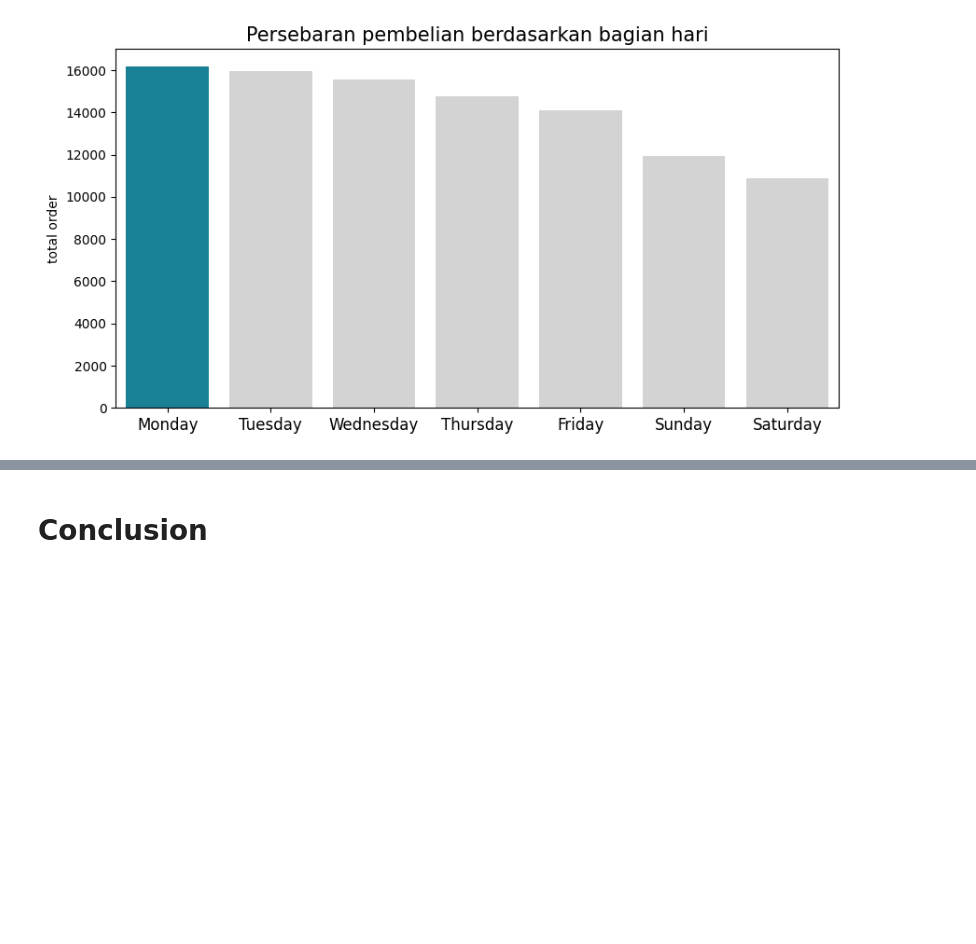
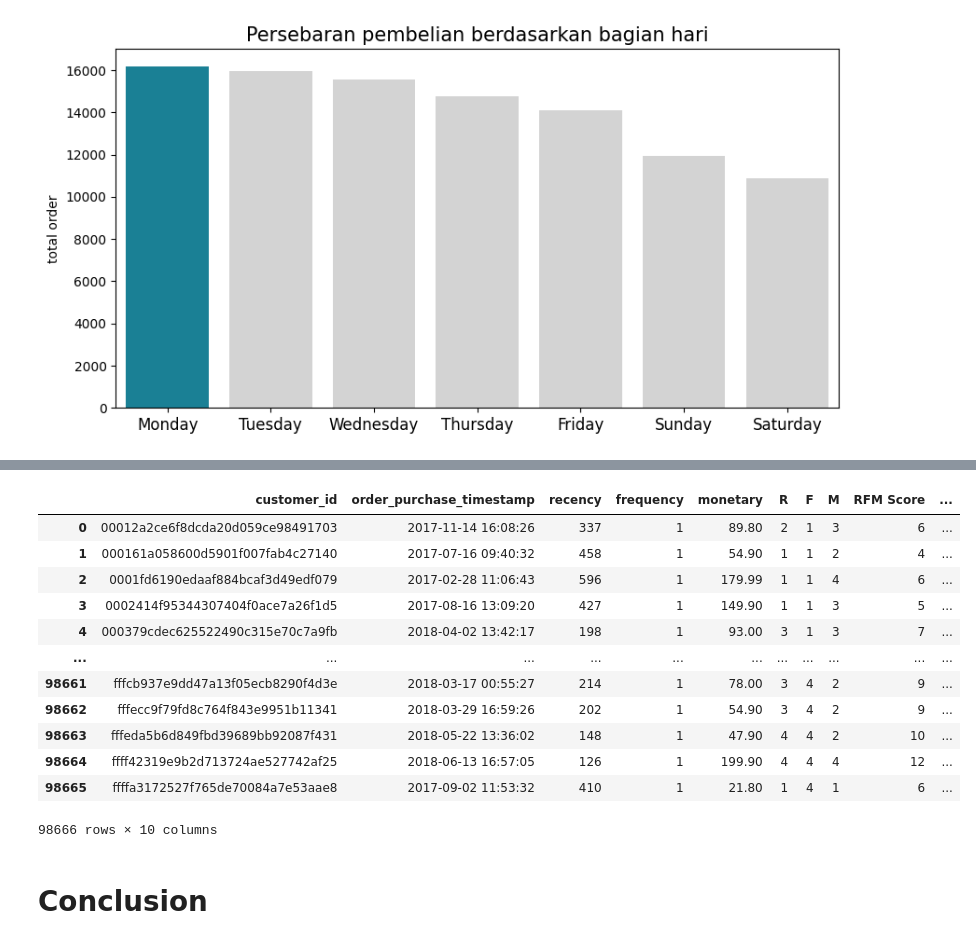
Before and after one commit to TutiAmalia/Idcamp_DataAnalyst_Dasar, a Jupyter notebook: main.ipynb, the cells around one changed output, grey strips where cells are left out. Cells and saved outputs as stored; diff of their text form; code cells hidden in the pictures; blank space fills up the shorter version.

```diff
--- a/main.ipynb
+++ b/main.ipynb
@@ -1022,0 +1146,4 @@ plt.show()
+# %%
+monetary = orders_merge_item.groupby(by='customer_id', as_index=False).price.sum()
+monetary.columns = ['customer_id', 'monetary']
+monetary
@@ -1022,0 +1166,4 @@ plt.show()
+# %%
+df_rfm = recency.merge(frequency, on='customer_id')
+df_rfm = df_rfm.merge(monetary, on='customer_id')
+df_rfm
@@ -1022,0 +1184,5 @@ plt.show()
+# %%
+df_rfm['R'] = pd.qcut(df_rfm['recency'], 4, ['4', '3', '2', '1'])
+df_rfm['F'] = pd.qcut(df_rfm['frequency'].rank(method='first'), 4, ['1', '2', '3', '4'])
+df_rfm['M'] = pd.qcut(df_rfm['monetary'], 4, ['1', '2', '3', '4'])
+df_rfm
@@ -1022,0 +1203,3 @@ plt.show()
+# %%
+df_rfm['RFM Score'] = df_rfm['R'].astype('int') + df_rfm['F'].astype('int') + df_rfm['M'].astype('int')
+df_rfm.sort_values(by='RFM Score', ascending=False)
@@ -1022,0 +1234,27 @@ plt.show()
+# %%
+rfm_level = ['Bronze', 'Silver', 'Gold', 'Platinum']
+
+def determine_level(x):
+    if x >= 11:
+        return 'Platinum'
+    elif x >= 7:
+        return 'Gold'
+    else:
+        return 'Silver'
+
+df_rfm['RFM Level'] = df_rfm['RFM Score'].apply(determine_level)
+df_rfm
+# %% [output]
+|  | customer_id | order_purchase_timestamp | recency | frequency | monetary | R | F | M | RFM Score | ... |
+| 0 | 00012a2ce6f8dcda20d059ce98491703 | 2017-11-14 16:08:26 | 337 | 1 | 89.80 | 2 | 1 | 3 | 6 | ... |
+| 1 | 000161a058600d5901f007fab4c27140 | 2017-07-16 09:40:32 | 458 | 1 | 54.90 | 1 | 1 | 2 | 4 | ... |
+| 2 | 0001fd6190edaaf884bcaf3d49edf079 | 2017-02-28 11:06:43 | 596 | 1 | 179.99 | 1 | 1 | 4 | 6 | ... |
+| 3 | 0002414f95344307404f0ace7a26f1d5 | 2017-08-16 13:09:20 | 427 | 1 | 149.90 | 1 | 1 | 3 | 5 | ... |
+| 4 | 000379cdec625522490c315e70c7a9fb | 2018-04-02 13:42:17 | 198 | 1 | 93.00 | 3 | 1 | 3 | 7 | ... |
+| ... | ... | ... | ... | ... | ... | ... | ... | ... | ... | ... |
+| 98661 | fffcb937e9dd47a13f05ecb8290f4d3e | 2018-03-17 00:55:27 | 214 | 1 | 78.00 | 3 | 4 | 2 | 9 | ... |
+| 98662 | fffecc9f79fd8c764f843e9951b11341 | 2018-03-29 16:59:26 | 202 | 1 | 54.90 | 3 | 4 | 2 | 9 | ... |
+| 98663 | fffeda5b6d849fbd39689bb92087f431 | 2018-05-22 13:36:02 | 148 | 1 | 47.90 | 4 | 4 | 2 | 10 | ... |
+| 98664 | ffff42319e9b2d713724ae527742af25 | 2018-06-13 16:57:05 | 126 | 1 | 199.90 | 4 | 4 | 4 | 12 | ... |
+| 98665 | ffffa3172527f765de70084a7e53aae8 | 2017-09-02 11:53:32 | 410 | 1 | 21.80 | 1 | 4 | 1 | 6 | ... |
+98666 rows × 10 columns
```
Also changed, not shown: parts of 22 cells of this notebook, 1 other file.
